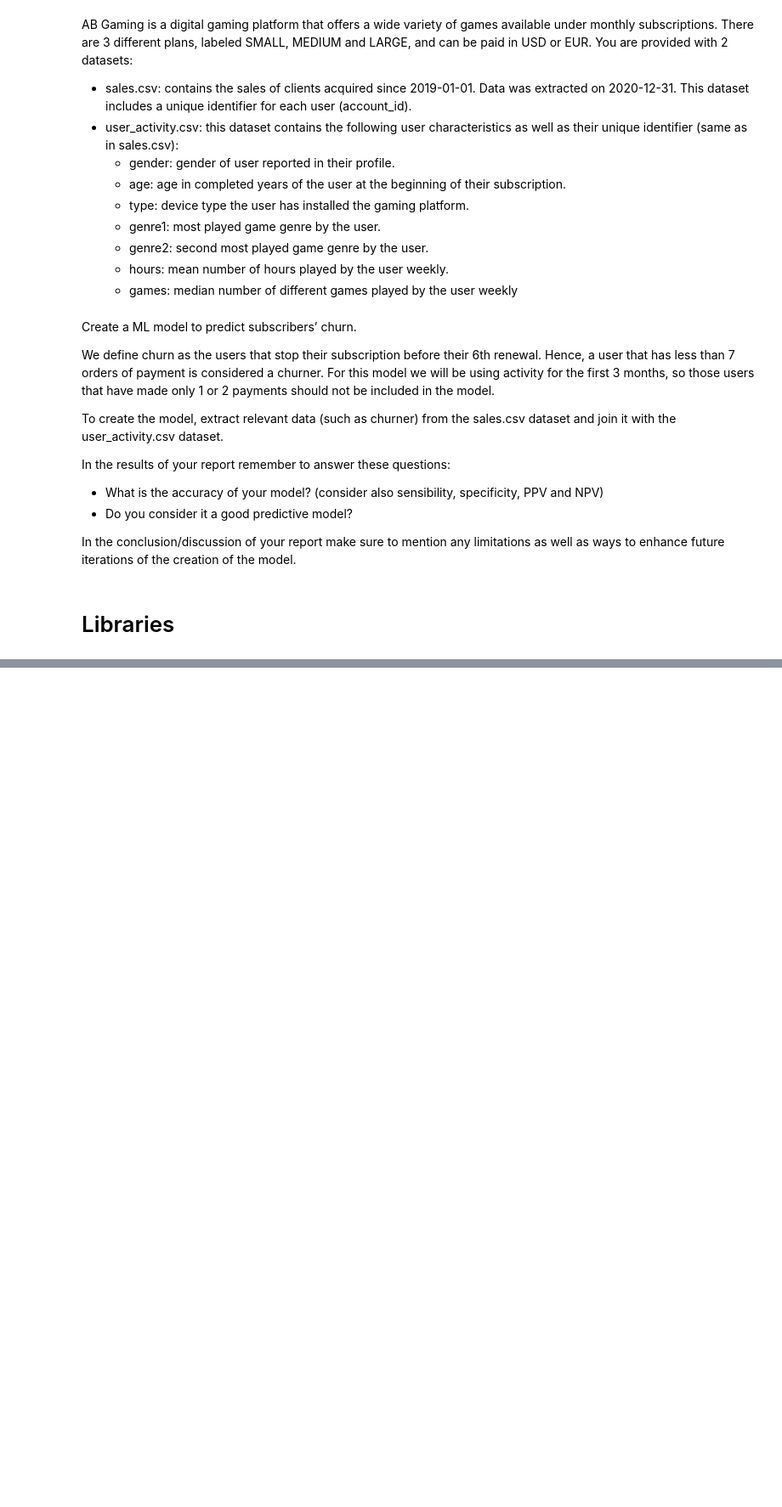
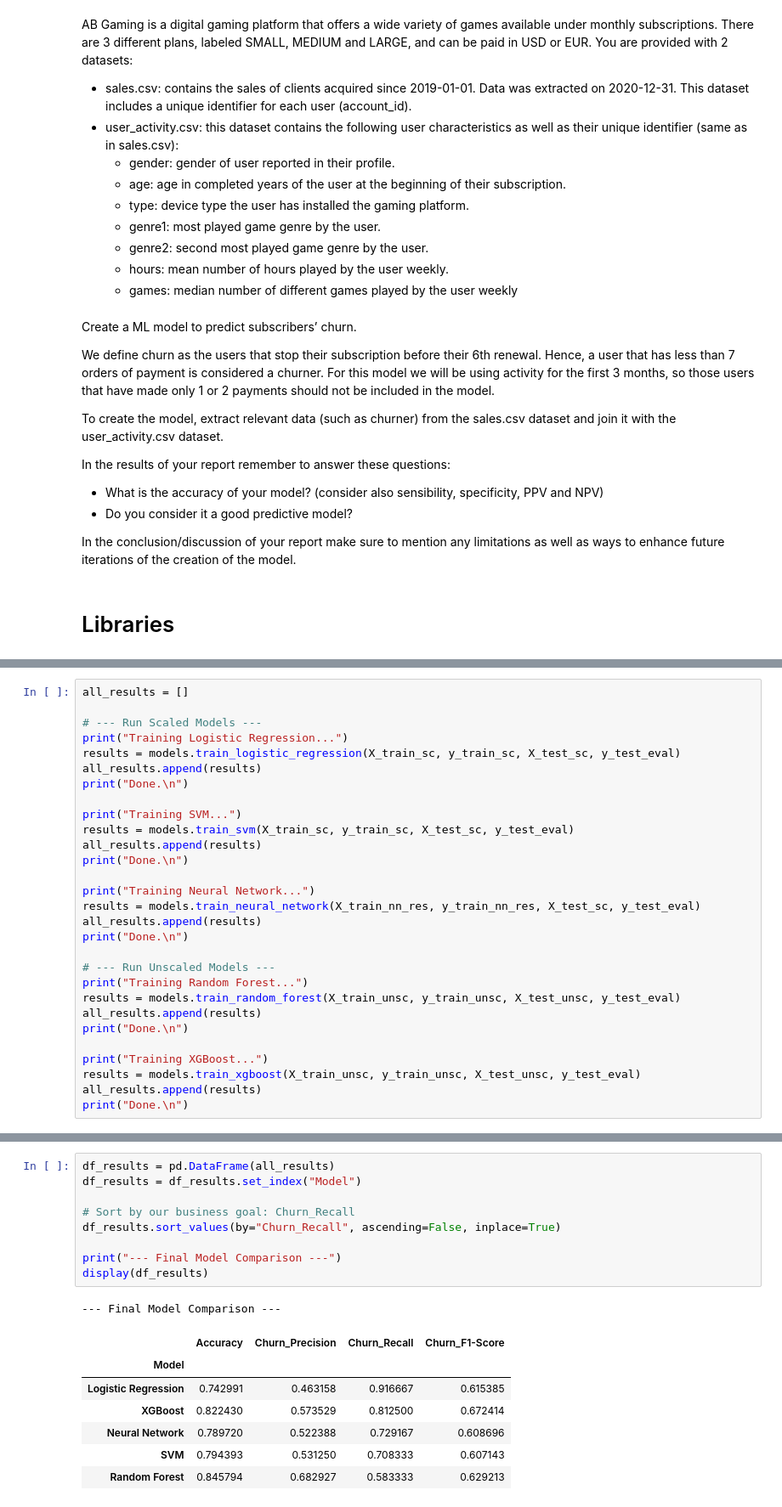
Before and after one commit to jaguara01/20231215_CaseStudy_ML_NN_Churn_identification, a Jupyter notebook: 20231215_CaseStudy_Churn_Prediction.ipynb, the cells around one changed output, grey strips where cells are left out. Shown: that part at 85% size. Drawn from its saved outputs; the diff is of its cells as text; blank space fills up the shorter version.

```diff
--- a/20231215_CaseStudy_Churn_Prediction.ipynb
+++ b/20231215_CaseStudy_Churn_Prediction.ipynb
@@ -215,0 +140,29 @@ display(df_results)
+# %%
+all_results = []
+
+# --- Run Scaled Models ---
+print("Training Logistic Regression...")
+results = models.train_logistic_regression(X_train_sc, y_train_sc, X_test_sc, y_test_eval)
+all_results.append(results)
+print("Done.\n")
+
+print("Training SVM...")
+results = models.train_svm(X_train_sc, y_train_sc, X_test_sc, y_test_eval)
+all_results.append(results)
+print("Done.\n")
+
+print("Training Neural Network...")
+results = models.train_neural_network(X_train_nn_res, y_train_nn_res, X_test_sc, y_test_eval)
+all_results.append(results)
+print("Done.\n")
+
+# --- Run Unscaled Models ---
+print("Training Random Forest...")
+results = models.train_random_forest(X_train_unsc, y_train_unsc, X_test_unsc, y_test_eval)
+all_results.append(results)
+print("Done.\n")
+
+print("Training XGBoost...")
+results = models.train_xgboost(X_train_unsc, y_train_unsc, X_test_unsc, y_test_eval)
+all_results.append(results)
+print("Done.\n")
@@ -215,0 +196,18 @@ display(df_results)
+# %%
+df_results = pd.DataFrame(all_results)
+df_results = df_results.set_index("Model")
+
+# Sort by our business goal: Churn_Recall
+df_results.sort_values(by="Churn_Recall", ascending=False, inplace=True)
+
+print("--- Final Model Comparison ---")
+display(df_results)
+# %% [output]
+--- Final Model Comparison ---
+|  | Accuracy | Churn_Precision | Churn_Recall | Churn_F1-Score |
+| Model |  |  |  |  |
+| Logistic Regression | 0.742991 | 0.463158 | 0.916667 | 0.615385 |
+| XGBoost | 0.822430 | 0.573529 | 0.812500 | 0.672414 |
+| Neural Network | 0.789720 | 0.522388 | 0.729167 | 0.608696 |
+| SVM | 0.794393 | 0.531250 | 0.708333 | 0.607143 |
+| Random Forest | 0.845794 | 0.682927 | 0.583333 | 0.629213 |
```
Also changed, not shown: parts of 40 cells of this notebook, 4 other files.
